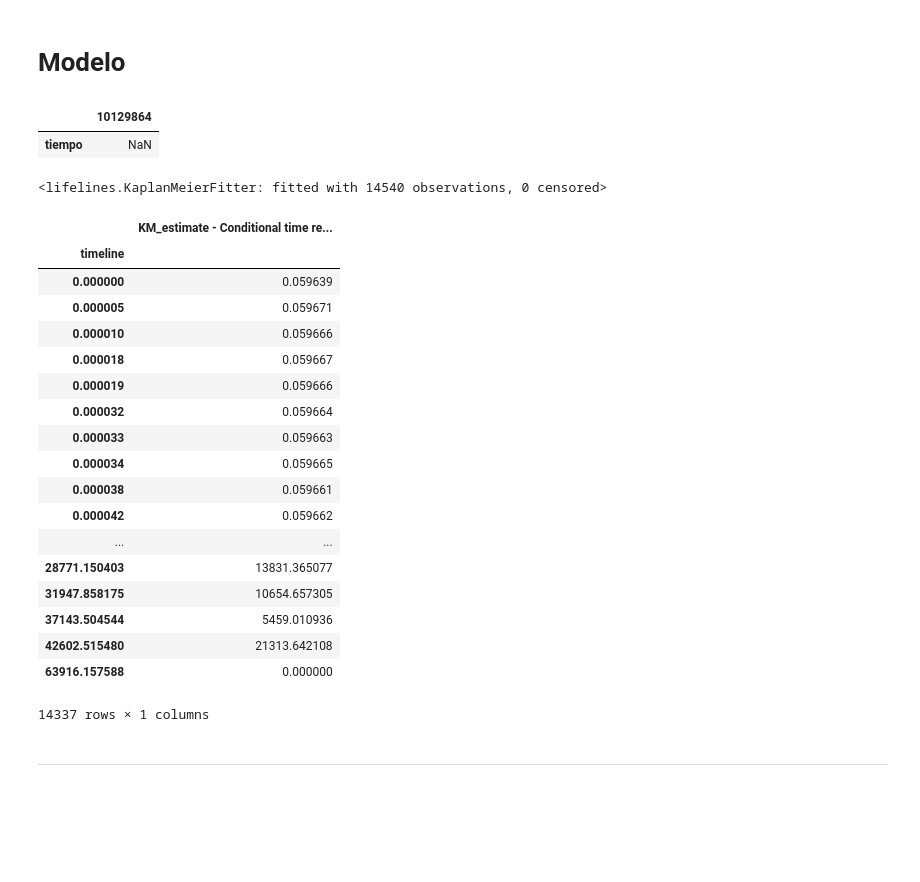
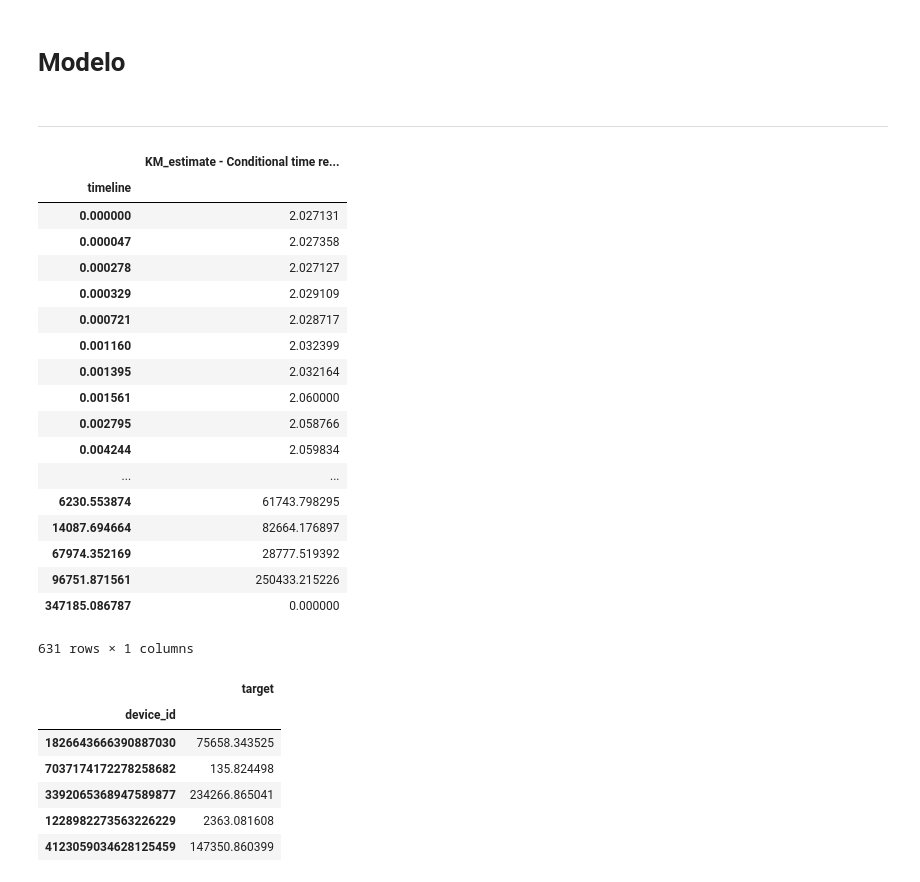
Before and after one commit to mateoicalvo/7506, a Jupyter notebook: tp2/modelo/algoritmos/survival/survival_analysis.ipynb, the cells around one changed output. Drawn from its saved outputs; the diff is of its cells as text; code cells hidden in the pictures; blank space fills up the shorter version.

```diff
--- a/tp2/modelo/algoritmos/survival/survival_analysis.ipynb
+++ b/tp2/modelo/algoritmos/survival/survival_analysis.ipynb
@@ -25,6 +25,4 @@ mini = auctions.loc[auctions["device_id"] == 6873184058458242102]
 # %% [markdown]
 # Modelo
 # %%
-approach = mini["tiempo"] - mini["tiempo"].shift()
+tiempos = mini["tiempo"] - mini["tiempo"].shift()
-# %%
-tiempos = pd.DataFrame()
@@ -33,5 +28,0 @@ approach2 = auctions["tiempo"] - auctions["tiempo"].shift()
-# %%
-tiempos.append(approach2.iloc[:1].T)
-# %% [output]
-|  | 10129864 |
-| tiempo | NaN |
@@ -40,28 +29,28 @@ model = KaplanMeierFitter()
-# %%
-model.fit(auctions["tiempo"])
-# %% [output]
-<lifelines.KaplanMeierFitter: fitted with 14540 observations, 0 censored>
-# %%
-model.conditional_time_to_event_
-# %% [output]
-|  | KM_estimate - Conditional time re... |
-| timeline |  |
-| 0.000000 | 0.059639 |
-| 0.000005 | 0.059671 |
-| 0.000010 | 0.059666 |
-| 0.000018 | 0.059667 |
-| 0.000019 | 0.059666 |
-| 0.000032 | 0.059664 |
-| 0.000033 | 0.059663 |
-| 0.000034 | 0.059665 |
-| 0.000038 | 0.059661 |
-| 0.000042 | 0.059662 |
-| ... | ... |
-| 28771.150403 | 13831.365077 |
-| 31947.858175 | 10654.657305 |
-| 37143.504544 | 5459.010936 |
-| 42602.515480 | 21313.642108 |
-| 63916.157588 | 0.000000 |
-14337 rows × 1 columns
+# %%
+model = KaplanMeierFitter()
+model.fit(tiempos.fillna(0))
+resutlados = model.conditional_time_to_event_
 # %% [markdown]
 ---
+# %%
+resutlados
+# %% [output]
+|  | KM_estimate - Conditional time re... |
+| timeline |  |
+| 0.000000 | 2.027131 |
+| 0.000047 | 2.027358 |
+| 0.000278 | 2.027127 |
+| 0.000329 | 2.029109 |
+| 0.000721 | 2.028717 |
+| 0.001160 | 2.032399 |
+| 0.001395 | 2.032164 |
+| 0.001561 | 2.060000 |
+| 0.002795 | 2.058766 |
+| 0.004244 | 2.059834 |
+| ... | ... |
+| 6230.553874 | 61743.798295 |
+| 14087.694664 | 82664.176897 |
+| 67974.352169 | 28777.519392 |
+| 96751.871561 | 250433.215226 |
+| 347185.086787 | 0.000000 |
+631 rows × 1 columns
@@ -67,0 +59,10 @@ model.conditional_time_to_event_
+# %%
+labels_v1.head()
+# %% [output]
+|  | target |
+| device_id |  |
+| 1826643666390887030 | 75658.343525 |
+| 7037174172278258682 | 135.824498 |
+| 3392065368947589877 | 234266.865041 |
+| 1228982273563226229 | 2363.081608 |
+| 4123059034628125459 | 147350.860399 |
```
Also changed, not shown: parts of 20 cells of this notebook, 1 other file.
